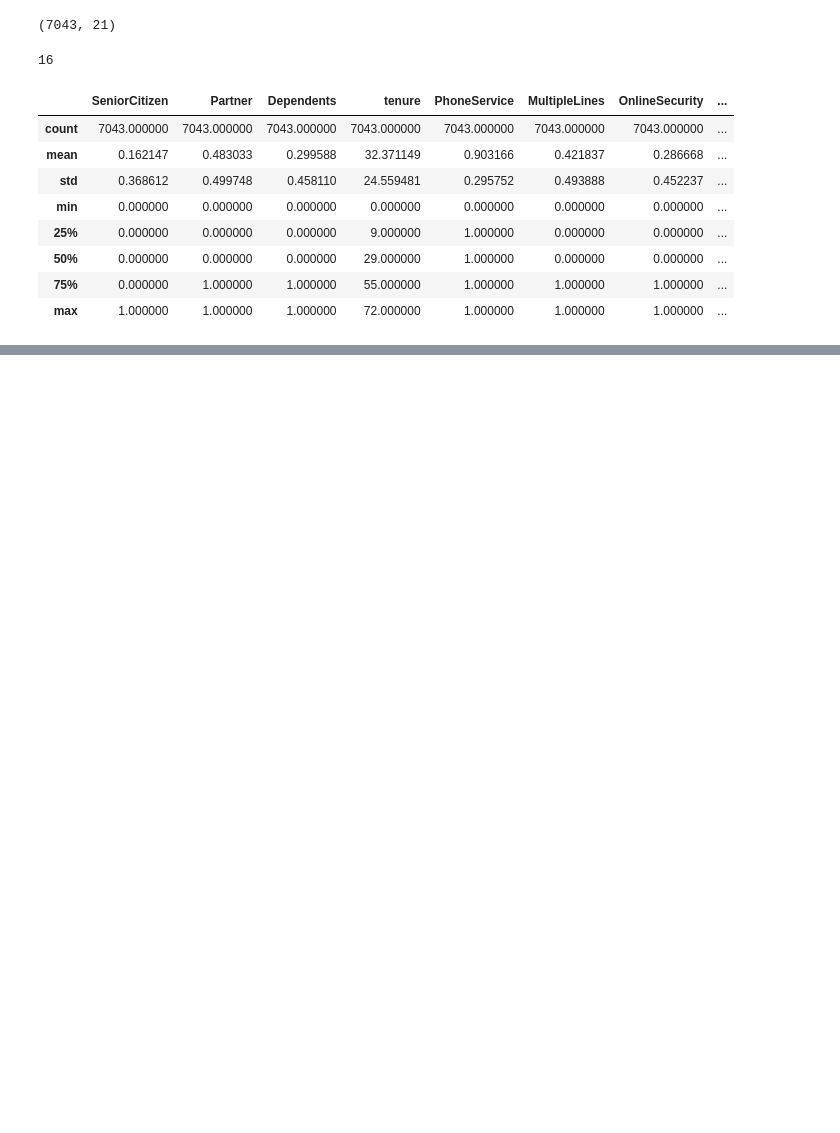
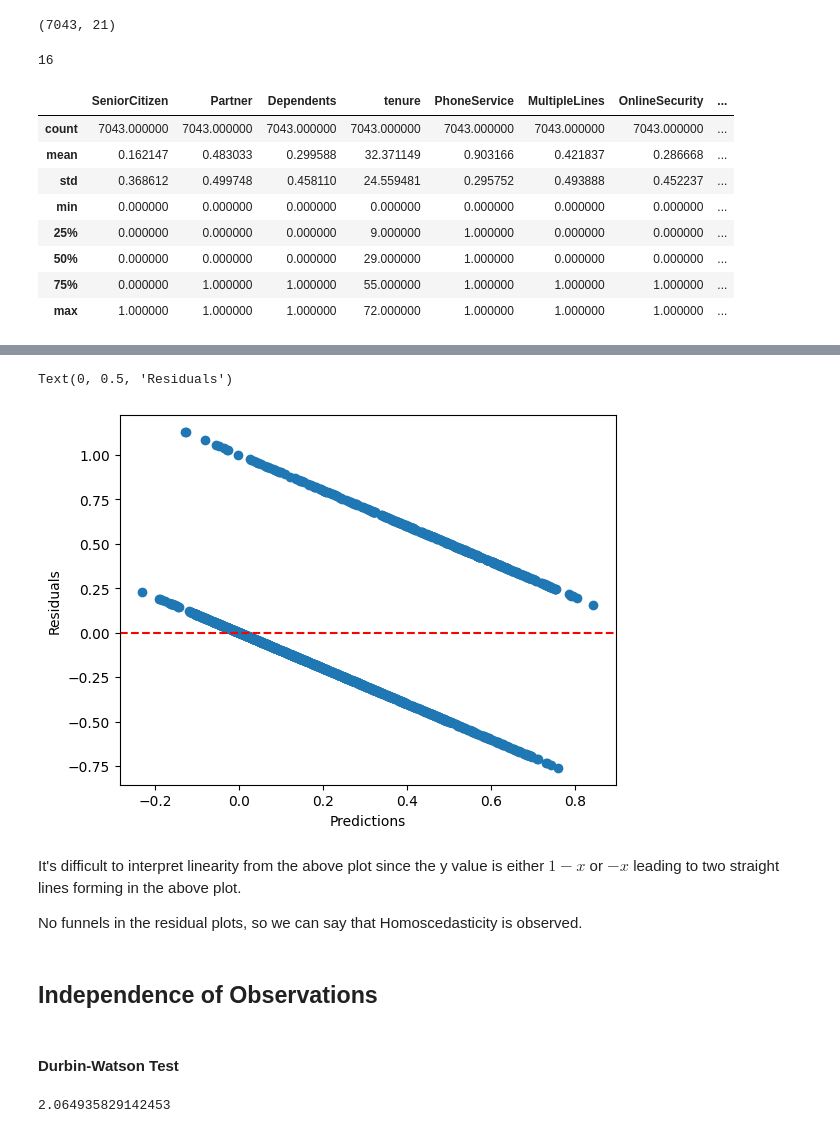
Before and after one commit to shaunak-badani/XAI, a Jupyter notebook: Assignment02/InterpretableML.ipynb, the cells around one changed output, grey strips where cells are left out. Drawn from its saved outputs; the diff is of its cells as text; code cells hidden in the pictures; blank space fills up the shorter version.

```diff
--- a/Assignment02/InterpretableML.ipynb
+++ b/Assignment02/InterpretableML.ipynb
@@ -81,0 +95,36 @@ churn_data
+# %%
+X = churn_data[list(columns)].to_numpy()
+y = churn_data["Churn"].to_numpy()
+X_train, X_test, y_train, y_test = train_test_split(X, y, test_size = 0.2, random_state = 0)
+# %%
+scaler = StandardScaler()
+
+X_train_scaled = scaler.fit_transform(X_train)
+X_test_scaled = scaler.transform(X_test)
+# %%
+model = LinearRegression()
+model.fit(X_train_scaled, y_train)
+y_preds_test = model.predict(X_test_scaled)
+residuals = y_test - y_preds_test
+# %%
+plt.scatter(y_preds_test, residuals)
+plt.xlabel("Predictions")
+plt.axhline(y=0, color='r', linestyle='--')
+plt.ylabel("Residuals")
+# %% [output]
+Text(0, 0.5, 'Residuals')
+[figure, added]
+# %% [markdown]
+It's difficult to interpret linearity from the above plot since the y value is either $ 1 - x $ or $ -x $ leading to two straight lines forming in the above plot.
+
+No funnels in the residual plots, so we can say that Homoscedasticity is observed.
+# %% [markdown]
+## Independence of Observations
+# %% [markdown]
+#### Durbin-Watson Test
+# %%
+diff = np.diff(residuals)
+dw = np.sum(diff**2) / np.sum(residuals**2)
+print(dw)
+# %% [output]
+2.064935829142453
```
Also changed, not shown: parts of 15 cells of this notebook.
